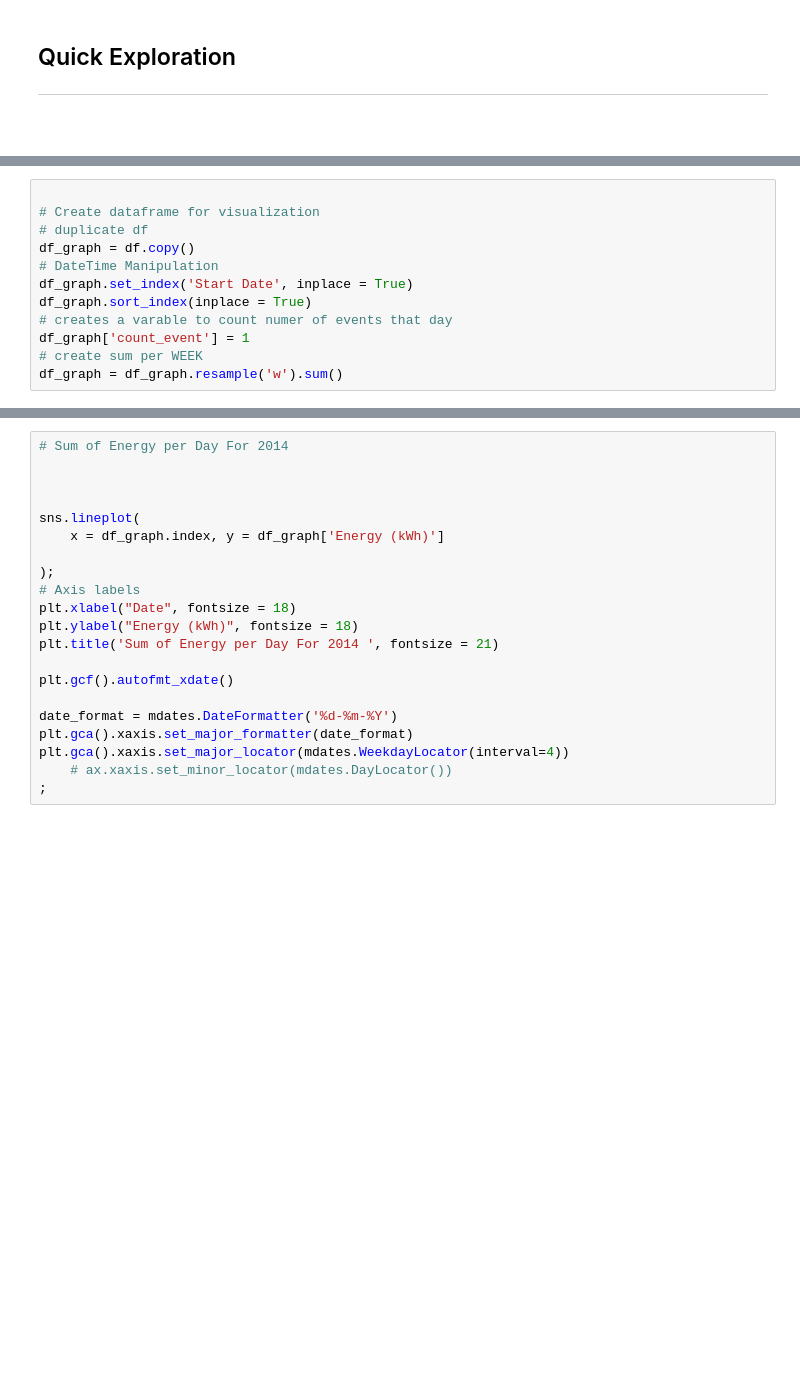
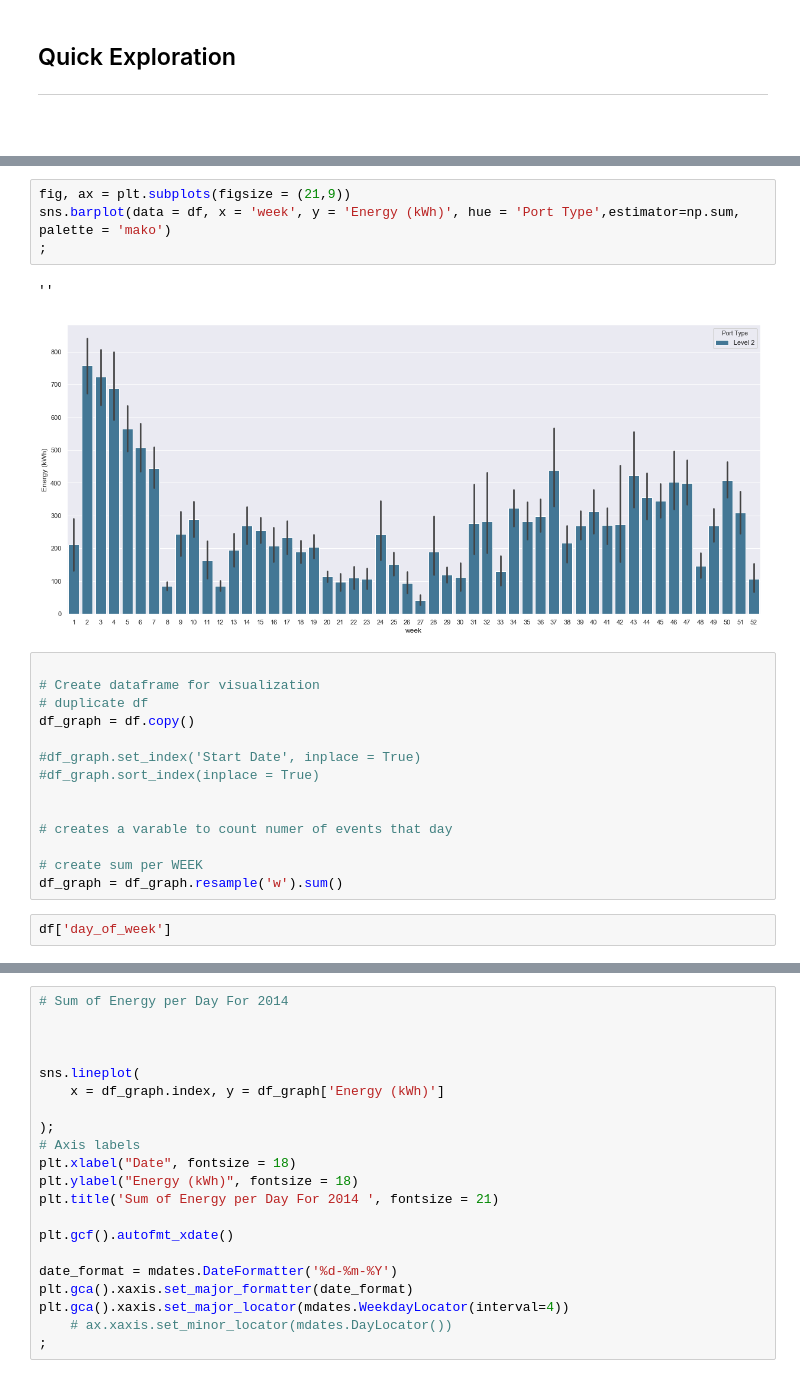
Before and after one commit to encodingintuition/EV_Infrastructure, a Jupyter notebook: code/GeorgiaTech_ev_charg_behav.ipynb, the cells around one changed output, grey strips where cells are left out. Cells and saved outputs as stored; diff of their text form; blank space fills up the shorter version.

```diff
--- a/code/GeorgiaTech_ev_charg_behav.ipynb
+++ b/code/GeorgiaTech_ev_charg_behav.ipynb
@@ -93,15 +106,26 @@ Index(['Label 01', 'Lable 02', 'Org Name', 'Start Date', 'Start Time Zone',
+# %%
+fig, ax = plt.subplots(figsize = (21,9))
+sns.barplot(data = df, x = 'week', y = 'Energy (kWh)', hue = 'Port Type',estimator=np.sum, palette = 'mako')
+;
+# %% [output]
+''
+[figure, added]
 # %%
 
 # Create dataframe for visualization
 # duplicate df
 df_graph = df.copy()
-# DateTime Manipulation
-df_graph.set_index('Start Date', inplace = True)
-df_graph.sort_index(inplace = True)
+
+#df_graph.set_index('Start Date', inplace = True)
+#df_graph.sort_index(inplace = True)
+
+
 # creates a varable to count numer of events that day
-df_graph['count_event'] = 1
+
 # create sum per WEEK
 df_graph = df_graph.resample('w').sum()
+# %%
+df['day_of_week']
 # %%
 # Sum of Energy per Day For 2014
 
```
Also changed, not shown: parts of 6 cells of this notebook.
